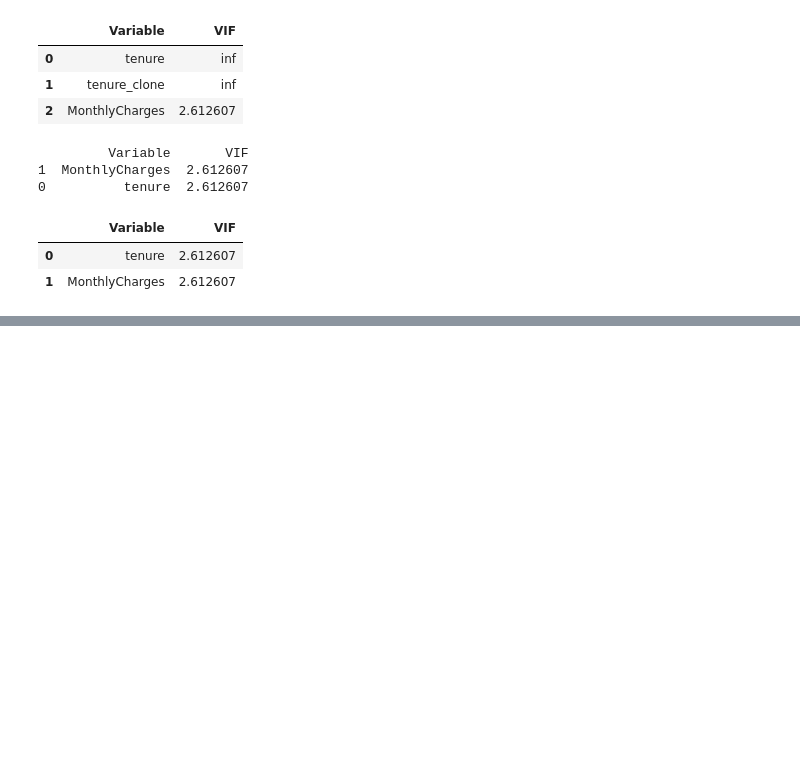
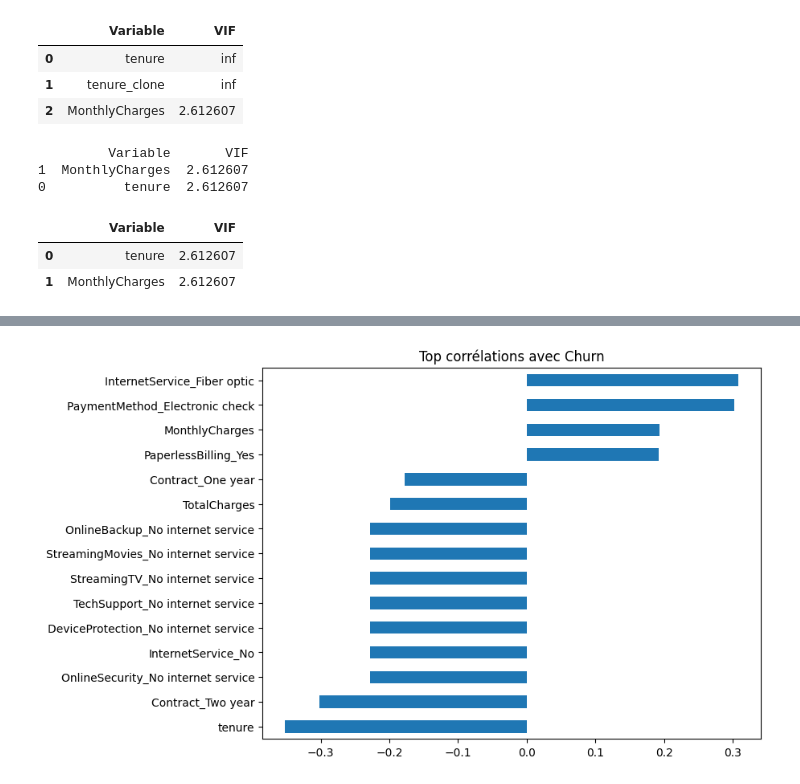
Before and after one commit to bms-awadi/arene-des-algos-Awadi_BEDJA, a Jupyter notebook: Partie2_data_collecte_preprocessing/telco_churn.ipynb, the cells around one changed output, grey strips where cells are left out. Saved outputs shown, nothing was run; the diff lists cells and outputs as text; code cells hidden in the pictures; blank space fills up the shorter version.

Commit message:
feat(features): identify churn drivers using correlation MI and random forest

```diff
--- a/Partie2_data_collecte_preprocessing/telco_churn.ipynb
+++ b/Partie2_data_collecte_preprocessing/telco_churn.ipynb
@@ -712,0 +734,4 @@ rapport_multicolinearite(
+# %%
+target = "Churn_Yes"
+
+print(df_encoded[target].value_counts())
@@ -712,0 +747,12 @@ rapport_multicolinearite(
+# %%
+corr_target = (
+    df_encoded
+    .corr()[target]
+    .drop(target)
+    .sort_values(
+        key=abs,
+        ascending=False
+    )
+)
+
+print(corr_target.head(15))
@@ -712,0 +776,15 @@ rapport_multicolinearite(
+# %%
+import matplotlib.pyplot as plt
+
+corr_target.head(15).sort_values().plot(
+    kind="barh",
+    figsize=(8,6)
+)
+
+plt.title(
+    "Top corrélations avec Churn"
+)
+
+plt.show()
+# %% [output]
+[figure, added]
```
Also changed, not shown: parts of 12 cells of this notebook, 1 other file.
